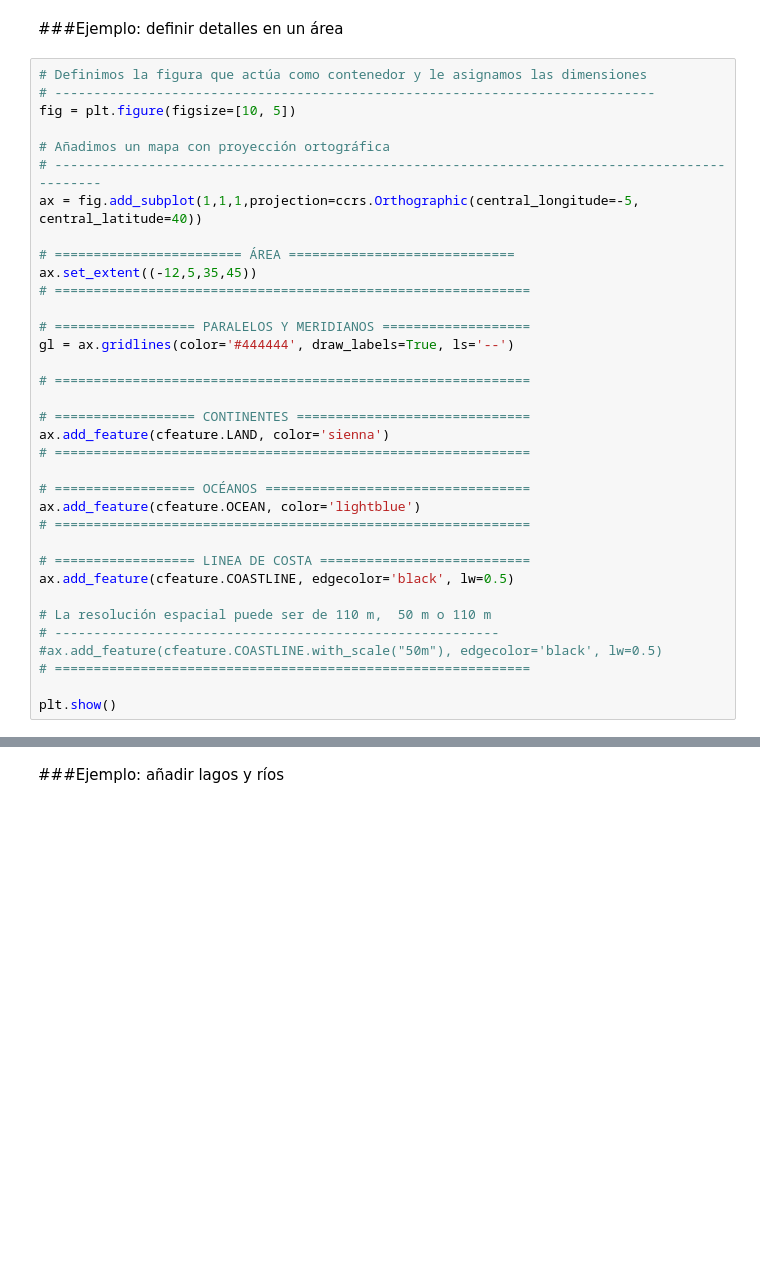
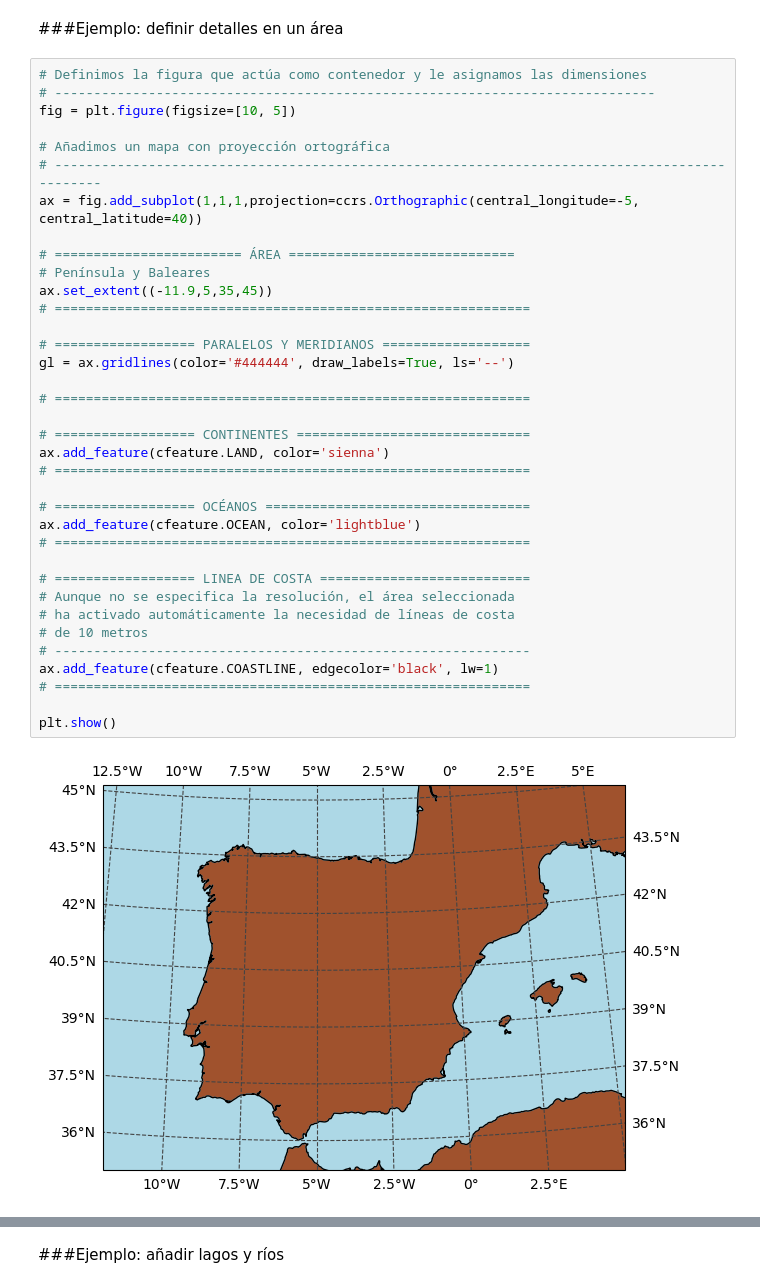
Before and after one commit to waveology/kitchen, a Jupyter notebook: introduccion_cartopy.ipynb, the cells around one changed output, grey strips where cells are left out. Drawn from its saved outputs; the diff is of its cells as text; blank space fills up the shorter version.

```diff
--- a/introduccion_cartopy.ipynb
+++ b/introduccion_cartopy.ipynb
@@ -247,35 +320,38 @@ plt.show()
 # %%
 # Definimos la figura que actúa como contenedor y le asignamos las dimensiones
 # -----------------------------------------------------------------------------
 fig = plt.figure(figsize=[10, 5])
 
 # Añadimos un mapa con proyección ortográfica
 # ----------------------------------------------------------------------------------------------
 ax = fig.add_subplot(1,1,1,projection=ccrs.Orthographic(central_longitude=-5, central_latitude=40))
 
 # ======================== ÁREA =============================
-ax.set_extent((-12,5,35,45))
+# Península y Baleares
+ax.set_extent((-11.9,5,35,45))
 # =============================================================
 
 # ================== PARALELOS Y MERIDIANOS ===================
 gl = ax.gridlines(color='#444444', draw_labels=True, ls='--')
 
 # =============================================================
 
 # ================== CONTINENTES ==============================
 ax.add_feature(cfeature.LAND, color='sienna')
 # =============================================================
 
 # ================== OCÉANOS ==================================
 ax.add_feature(cfeature.OCEAN, color='lightblue')
 # =============================================================
 
 # ================== LINEA DE COSTA ===========================
-ax.add_feature(cfeature.COASTLINE, edgecolor='black', lw=0.5)
-
-# La resolución espacial puede ser de 110 m,  50 m o 110 m
-# ---------------------------------------------------------
-#ax.add_feature(cfeature.COASTLINE.with_scale("50m"), edgecolor='black', lw=0.5)
+# Aunque no se especifica la resolución, el área seleccionada
+# ha activado automáticamente la necesidad de líneas de costa
+# de 10 metros
+# -------------------------------------------------------------
+ax.add_feature(cfeature.COASTLINE, edgecolor='black', lw=1)
 # =============================================================
 
 plt.show()
+# %% [output]
+[figure, added]
```
Also changed, not shown: parts of 35 cells of this notebook.
